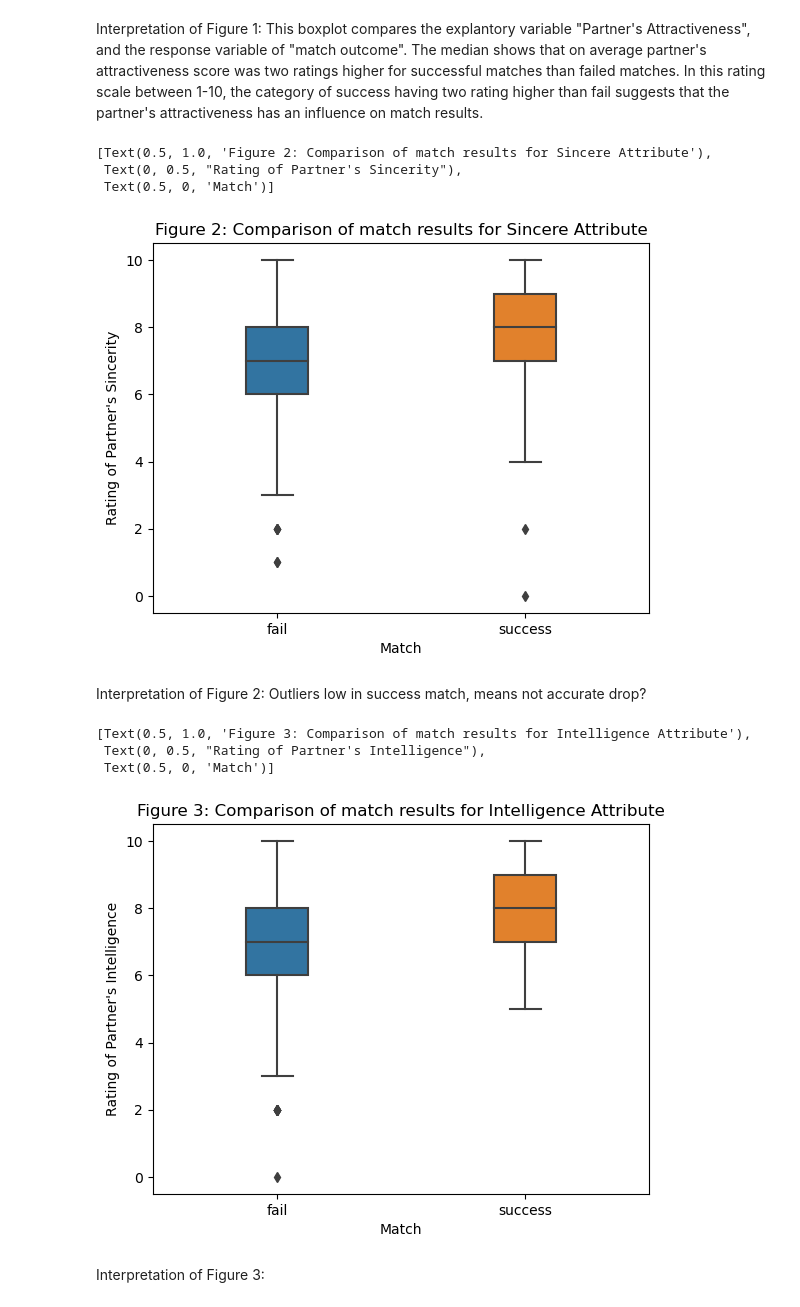
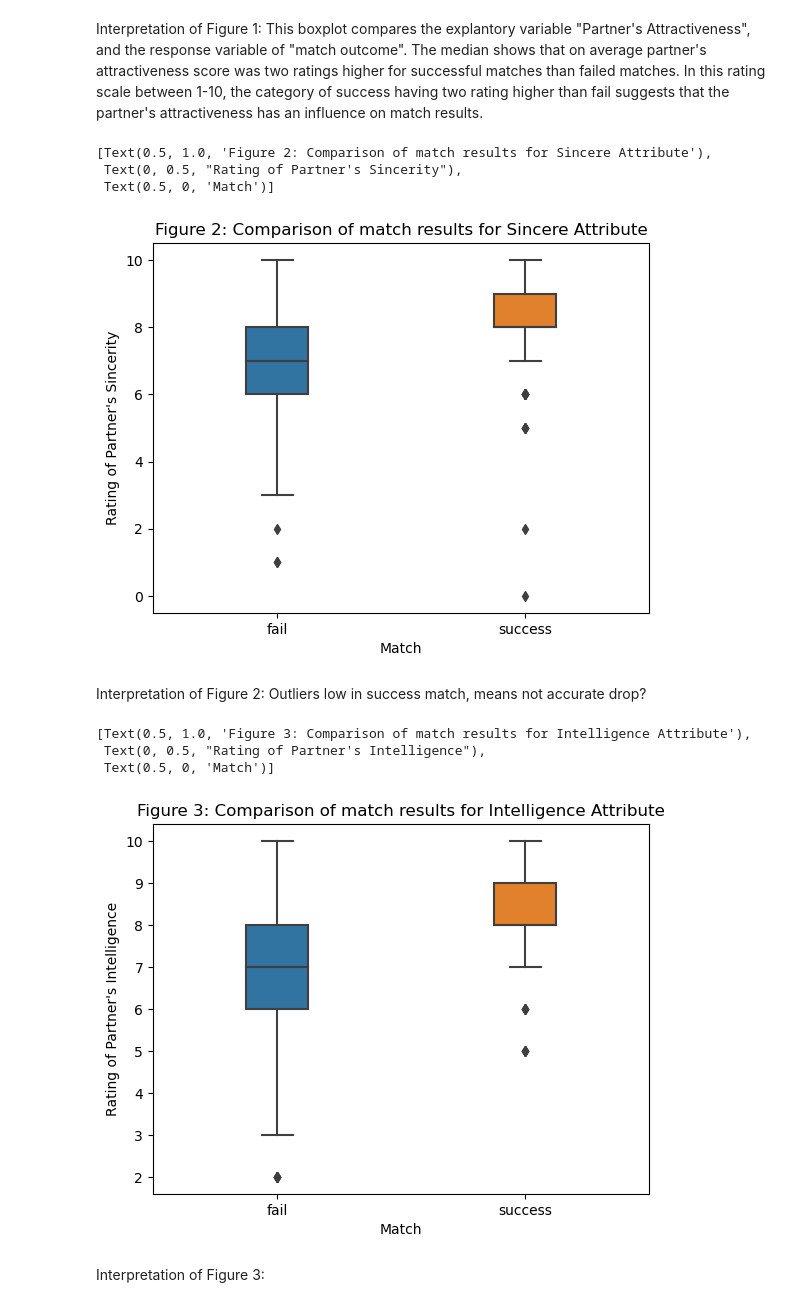
Before and after one commit to mkimur02/final_project_dsci100, a Jupyter notebook: Untitled.ipynb, the cells around one changed output. Cells and saved outputs as stored; diff of their text form; code cells hidden in the pictures.

```diff
--- a/Untitled.ipynb
+++ b/Untitled.ipynb
@@ -62,3 +68,9 @@ speeddating.head(10)
 | 5185 | fail | 6.0 | 6.0 | 6.0 | 6.0 | 5.0 | ... |
 | 6065 | fail | 7.0 | 8.0 | 8.0 | 7.0 | 8.0 | ... |
 | 6800 | fail | 5.0 | 4.0 | 6.0 | 4.0 | 6.0 | ... |
+# %%
+speeddating_training, speeddating_testing = train_test_split(
+   speeddating, train_size=0.75, random_state=2023 # do not change the random_state
+)
+speeddating_training = pd.DataFrame(speeddating_training)
+speeddating_training.head(10)
@@ -93,7 +117,7 @@ sns.boxplot(x='match', y='attractive_partner', width=0.25, data=speeddating).set
 # %% [markdown]
 Interpretation of Figure 1: This boxplot compares the explantory variable "Partner's Attractiveness", and the response variable of "match outcome". The median shows that on average partner's attractiveness score was two ratings higher for successful matches than failed matches. In this rating scale between 1-10, the category of success having two rating higher than fail suggests that the partner's attractiveness has an influence on match results.
 # %%
-sns.boxplot(x='match', y='sincere_partner', width=0.25, data=speeddating).set(title='Figure 2: Comparison of match results for Sincere Attribute', ylabel="Rating of Partner's Sincerity", xlabel="Match")
+sns.boxplot(x='match', y='sincere_partner', width=0.25, data=speeddating_training).set(title='Figure 2: Comparison of match results for Sincere Attribute', ylabel="Rating of Partner's Sincerity", xlabel="Match")
 # interpretation (1-2 sentence), how to make the model,
 #this plot looks at explantory vairble "like"... we see that there is seperation, if they liked their partner they successfully dataset.
 # we wont include this in the model, it is the same... no impact...
@@ -101,19 +125,19 @@ sns.boxplot(x='match', y='sincere_partner', width=0.25, data=speeddating).set(ti
 [Text(0.5, 1.0, 'Figure 2: Comparison of match results for Sincere Attribute'),
  Text(0, 0.5, "Rating of Partner's Sincerity"),
  Text(0.5, 0, 'Match')]
-[figure, old version]
+[figure, new version]
 # %% [markdown]
 Interpretation of Figure 2: Outliers low in success match, means not accurate drop?
 # %%
-sns.boxplot(x='match', y='intelligence_partner', width=0.25, data=speeddating).set(title='Figure 3: Comparison of match results for Intelligence Attribute', ylabel="Rating of Partner's Intelligence", xlabel="Match")
+sns.boxplot(x='match', y='intelligence_partner', width=0.25, data=speeddating_training).set(title='Figure 3: Comparison of match results for Intelligence Attribute', ylabel="Rating of Partner's Intelligence", xlabel="Match")
 
 
 # some overlap but not exact, not include age
 # %% [output]
 [Text(0.5, 1.0, 'Figure 3: Comparison of match results for Intelligence Attribute'),
  Text(0, 0.5, "Rating of Partner's Intelligence"),
  Text(0.5, 0, 'Match')]
-[figure, old version]
+[figure, new version]
 # %% [markdown]
 Interpretation of Figure 3:
 # %%
```
Also changed, not shown: parts of 9 cells of this notebook.
